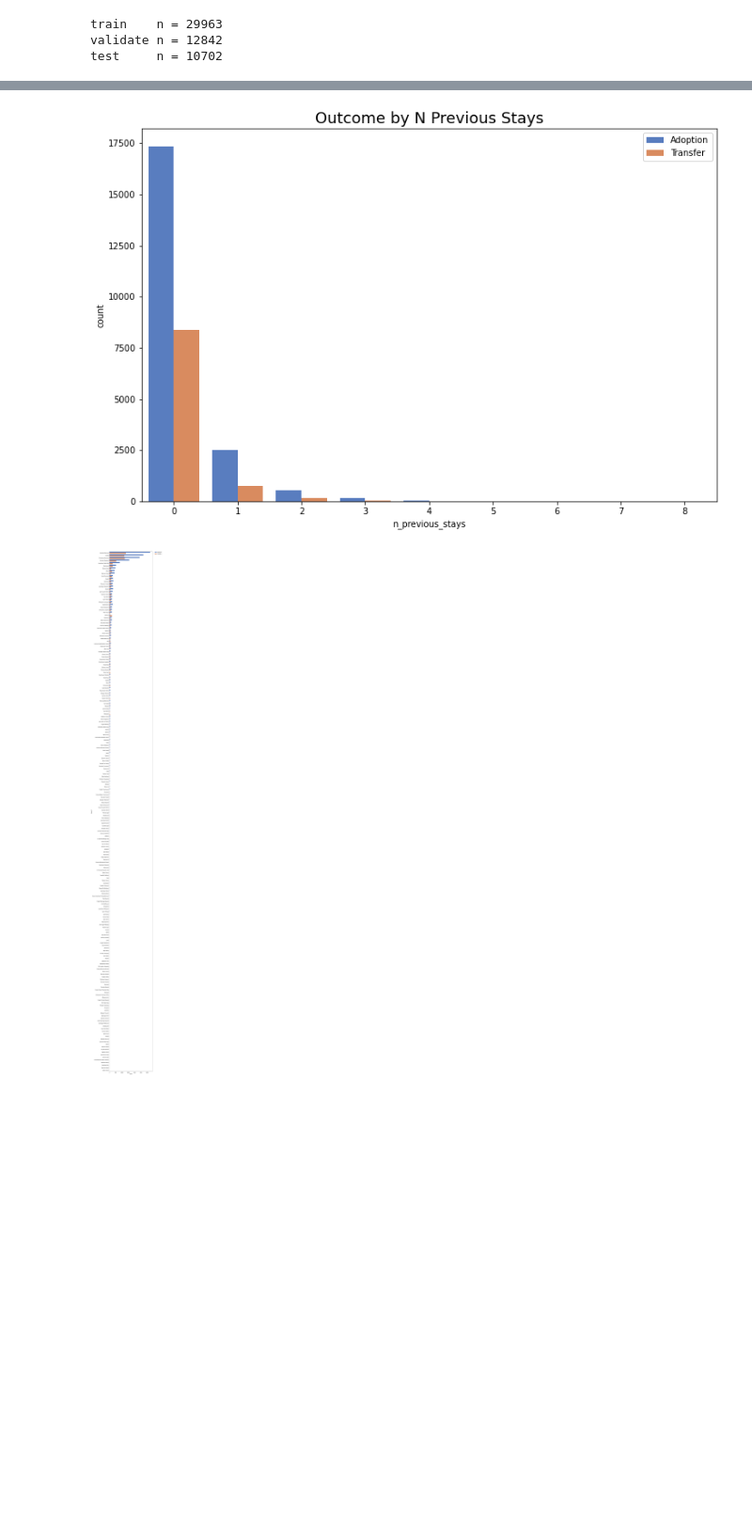
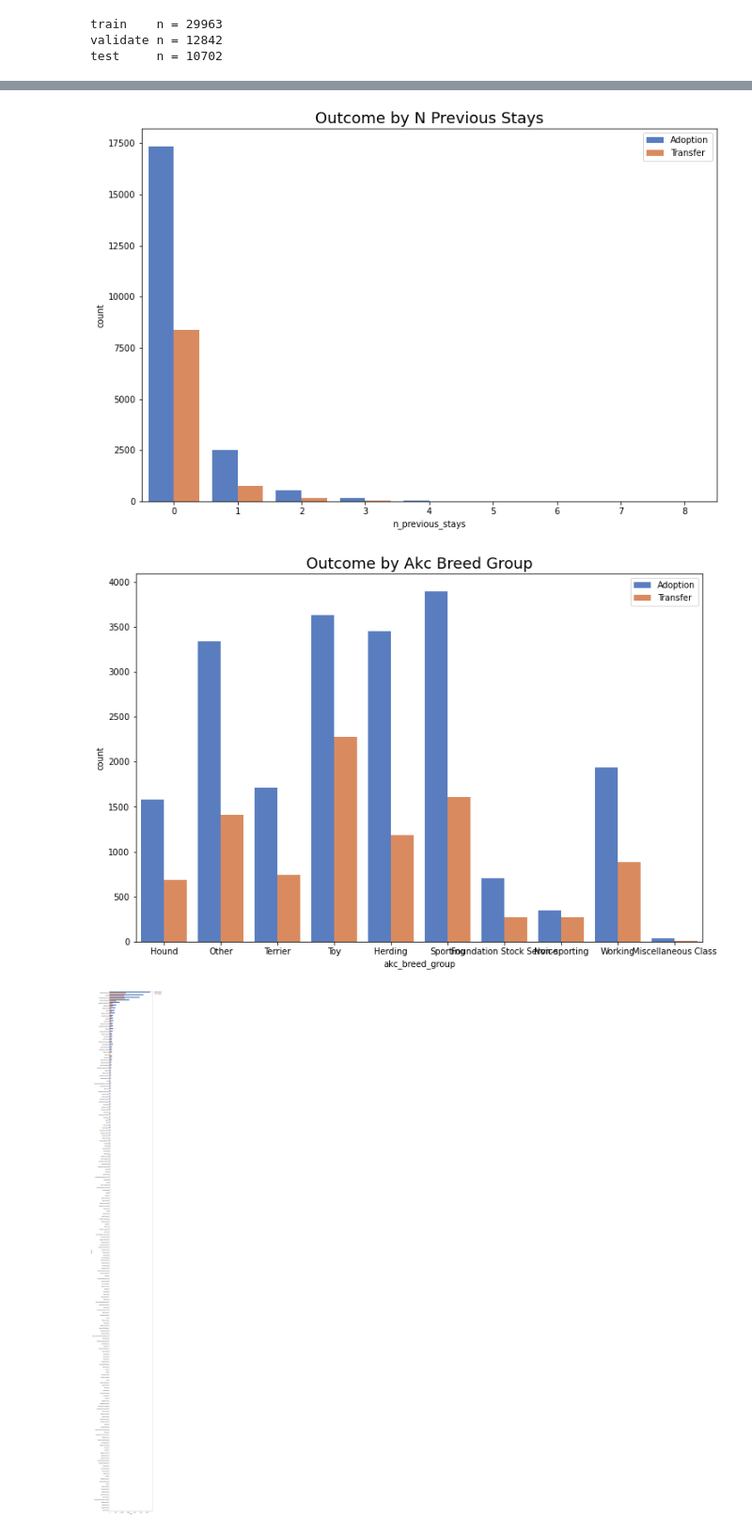
Before and after one commit to bensmith07/aac-classification-project, a Jupyter notebook: explore_notebook.ipynb, the cells around one changed output, grey strips where cells are left out. Shown at 94% size. Drawn from its saved outputs; the diff is of its cells as text; code cells hidden in the pictures; blank space fills up the shorter version.

```diff
--- a/explore_notebook.ipynb
+++ b/explore_notebook.ipynb
@@ -126,21 +137,22 @@ test     n = 10702
 # %%
 cols = ['intake_type', 'intake_condition',
         'month_intake', 'fixed', 'sex', 'breed_mixed',
-        'n_previous_stays']
+        'n_previous_stays', 'akc_breed_group']
 for col in cols:
     plt.figure(figsize=(12,8))
     sns.countplot(data=train, x=col, hue='outcome_type', palette='muted')
     plt.title(f"Outcome by {col.title().replace('_', ' ')}", fontsize=18)
     plt.legend(loc='upper right')
     plt.show()
 # %% [output]
 [figure]
 [figure]
 [figure]
 [figure]
 [figure]
 [figure]
 [figure]
+[figure, added]
 # %%
 plt.figure(figsize=(8,100))
 sns.countplot(data=train, y='breed_1', hue='outcome_type',
```
Also changed, not shown: parts of 7 cells of this notebook, 4 other files.
